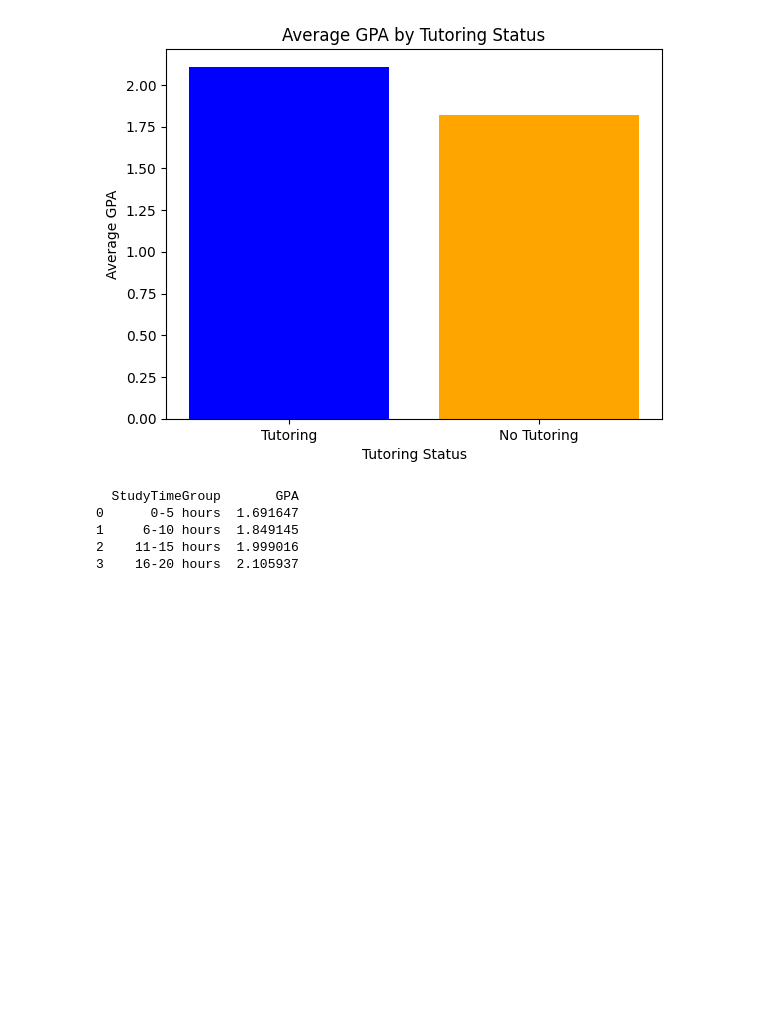
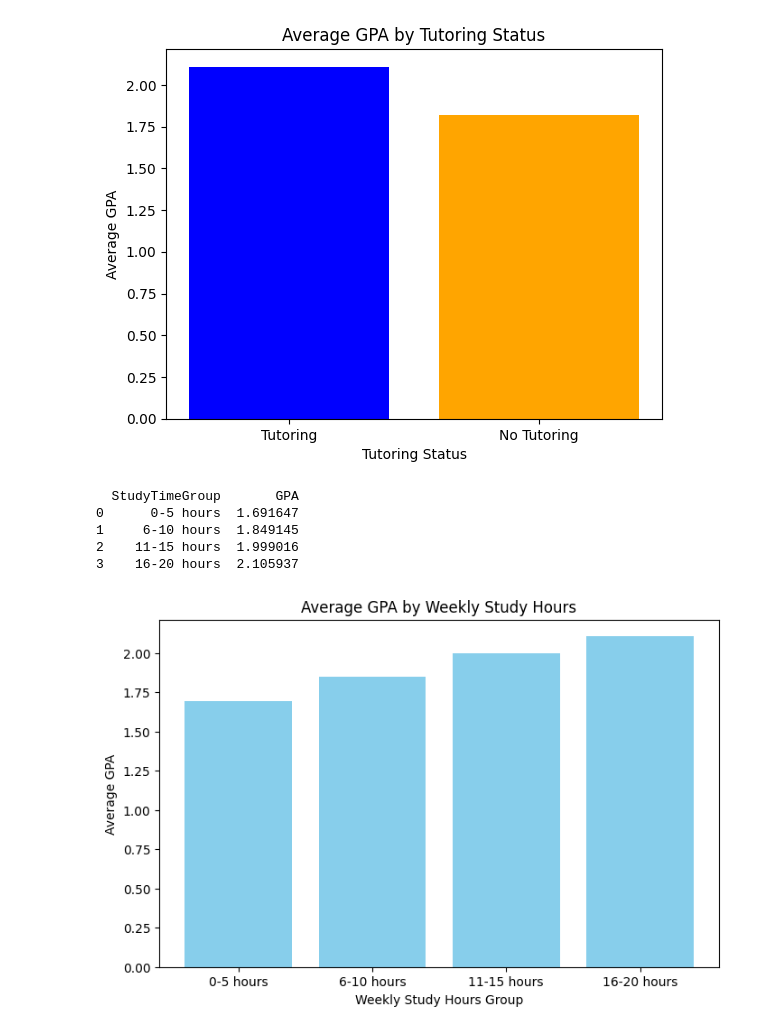
Before and after one commit to build-summer-2024/async-teal-michael-final-project, a Jupyter notebook: final_project.ipynb, the cells around one changed output. Drawn from its saved outputs; the diff is of its cells as text; code cells hidden in the pictures; blank space fills up the shorter version.

Commit message:
Question2 Visualization

```diff
--- a/final_project.ipynb
+++ b/final_project.ipynb
@@ -79,12 +79,21 @@ labels = ['0-5 hours', '6-10 hours', '11-15 hours', '16-20 hours']
 
 #Average GPA of Students of students grouped by weekly study hours
 student_data['StudyTimeGroup'] = pd.cut(student_data['StudyTimeWeekly'], bins=bins, labels=labels, include_lowest=True)
-average_gpa_by_study_time = student_data.groupby('StudyTimeGroup')['GPA'].mean().reset_index()
+gpa_by_study_hours = student_data.groupby('StudyTimeGroup')['GPA'].mean().reset_index()
 
-print(average_gpa_by_study_time)
+print(gpa_by_study_hours)
 # %% [output]
   StudyTimeGroup       GPA
 0      0-5 hours  1.691647
 1     6-10 hours  1.849145
 2    11-15 hours  1.999016
 3    16-20 hours  2.105937
+# %%
+plt.figure(figsize=(8, 5))
+plt.bar(gpa_by_study_hours['StudyTimeGroup'], gpa_by_study_hours['GPA'], color='skyblue')
+plt.xlabel('Weekly Study Hours Group')
+plt.ylabel('Average GPA')
+plt.title('Average GPA by Weekly Study Hours')
+plt.show()
+# %% [output]
+[figure, added]
```
Also changed, not shown: 2 other files.
